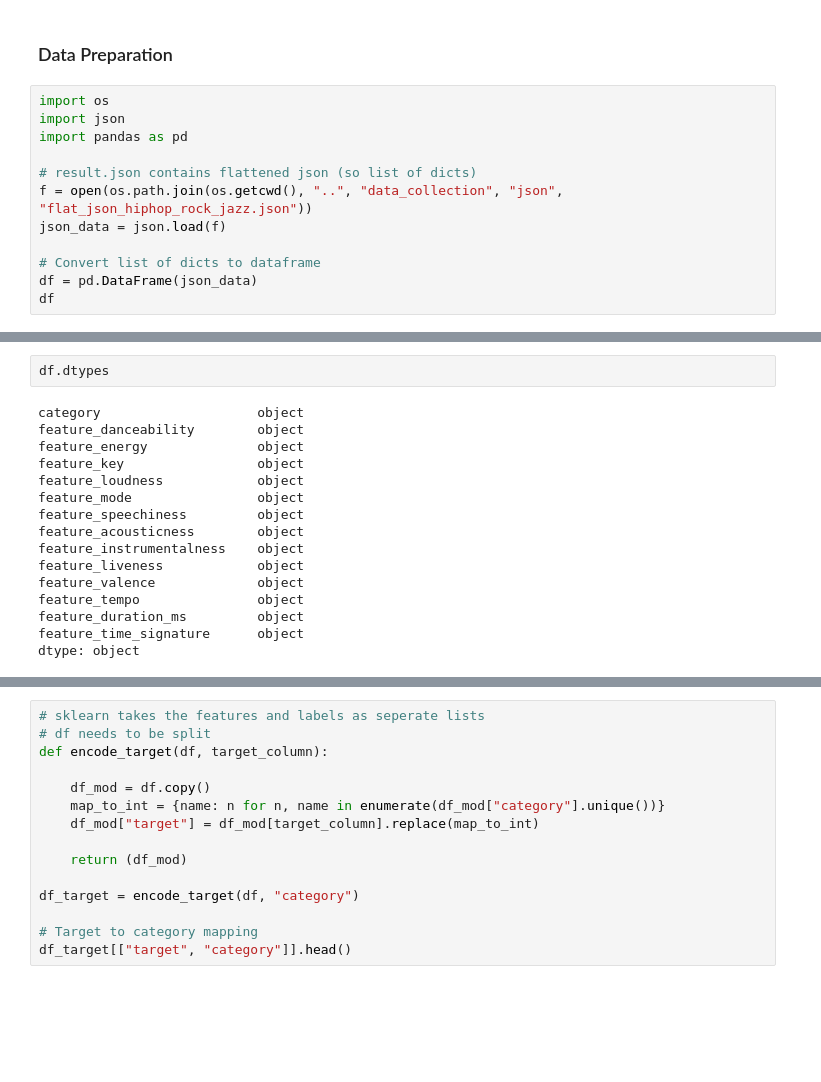
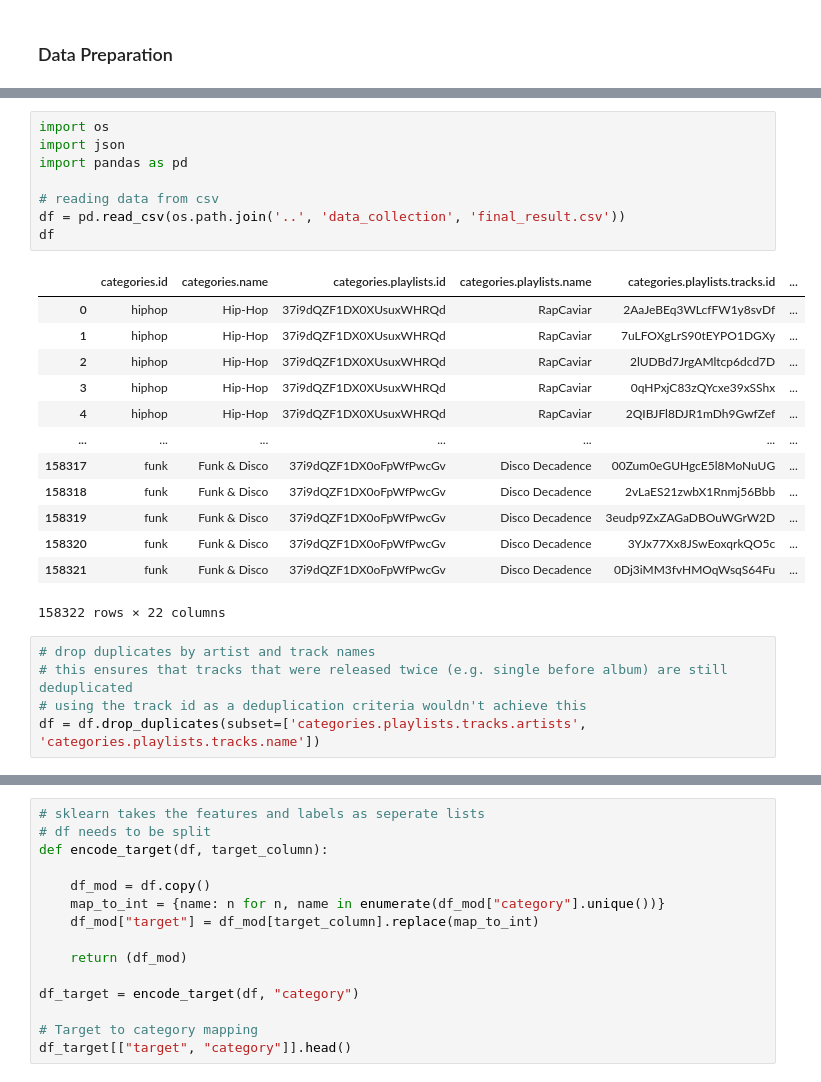
Before and after one commit to luispflamminger/spotify-genre-prediction, a Jupyter notebook: gradient_boosting/gradient_boosting.ipynb, the cells around one changed output, grey strips where cells are left out. Saved outputs shown, nothing was run; the diff lists cells and outputs as text; blank space fills up the shorter version.

```diff
--- a/gradient_boosting/gradient_boosting.ipynb
+++ b/gradient_boosting/gradient_boosting.ipynb
@@ -1,14 +1,2 @@
 # %% [markdown]
 ### Data Preparation
-# %%
-import os
-import json
-import pandas as pd
-
-# result.json contains flattened json (so list of dicts)
-f = open(os.path.join(os.getcwd(), "..", "data_collection", "json", "flat_json_hiphop_rock_jazz.json"))
-json_data = json.load(f)
-
-# Convert list of dicts to dataframe
-df = pd.DataFrame(json_data)
-df
@@ -74,18 +3,27 @@ df
-# %%
-df.dtypes
-# %% [output]
-category                    object
-feature_danceability        object
-feature_energy              object
-feature_key                 object
-feature_loudness            object
-feature_mode                object
-feature_speechiness         object
-feature_acousticness        object
-feature_instrumentalness    object
-feature_liveness            object
-feature_valence             object
-feature_tempo               object
-feature_duration_ms         object
-feature_time_signature      object
-dtype: object
+# %%
+import os
+import json
+import pandas as pd
+
+# reading data from csv
+df = pd.read_csv(os.path.join('..', 'data_collection', 'final_result.csv'))
+df
+# %% [output]
+|  | categories.id | categories.name | categories.playlists.id | categories.playlists.name | categories.playlists.tracks.id | ... |
+| 0 | hiphop | Hip-Hop | 37i9dQZF1DX0XUsuxWHRQd | RapCaviar | 2AaJeBEq3WLcfFW1y8svDf | ... |
+| 1 | hiphop | Hip-Hop | 37i9dQZF1DX0XUsuxWHRQd | RapCaviar | 7uLFOXgLrS90tEYPO1DGXy | ... |
+| 2 | hiphop | Hip-Hop | 37i9dQZF1DX0XUsuxWHRQd | RapCaviar | 2lUDBd7JrgAMltcp6dcd7D | ... |
+| 3 | hiphop | Hip-Hop | 37i9dQZF1DX0XUsuxWHRQd | RapCaviar | 0qHPxjC83zQYcxe39xSShx | ... |
+| 4 | hiphop | Hip-Hop | 37i9dQZF1DX0XUsuxWHRQd | RapCaviar | 2QIBJFl8DJR1mDh9GwfZef | ... |
+| ... | ... | ... | ... | ... | ... | ... |
+| 158317 | funk | Funk & Disco | 37i9dQZF1DX0oFpWfPwcGv | Disco Decadence | 00Zum0eGUHgcE5l8MoNuUG | ... |
+| 158318 | funk | Funk & Disco | 37i9dQZF1DX0oFpWfPwcGv | Disco Decadence | 2vLaES21zwbX1Rnmj56Bbb | ... |
+| 158319 | funk | Funk & Disco | 37i9dQZF1DX0oFpWfPwcGv | Disco Decadence | 3eudp9ZxZAGaDBOuWGrW2D | ... |
+| 158320 | funk | Funk & Disco | 37i9dQZF1DX0oFpWfPwcGv | Disco Decadence | 3YJx77Xx8JSwEoxqrkQO5c | ... |
+| 158321 | funk | Funk & Disco | 37i9dQZF1DX0oFpWfPwcGv | Disco Decadence | 0Dj3iMM3fvHMOqWsqS64Fu | ... |
+158322 rows × 22 columns
+# %%
+# drop duplicates by artist and track names
+# this ensures that tracks that were released twice (e.g. single before album) are still deduplicated
+# using the track id as a deduplication criteria wouldn't achieve this
+df = df.drop_duplicates(subset=['categories.playlists.tracks.artists', 'categories.playlists.tracks.name'])
```
Also changed, not shown: parts of 11 cells of this notebook.
